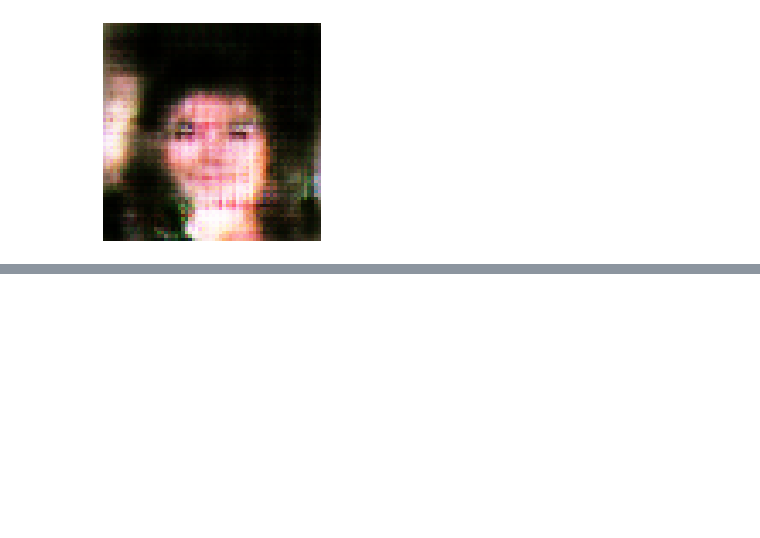
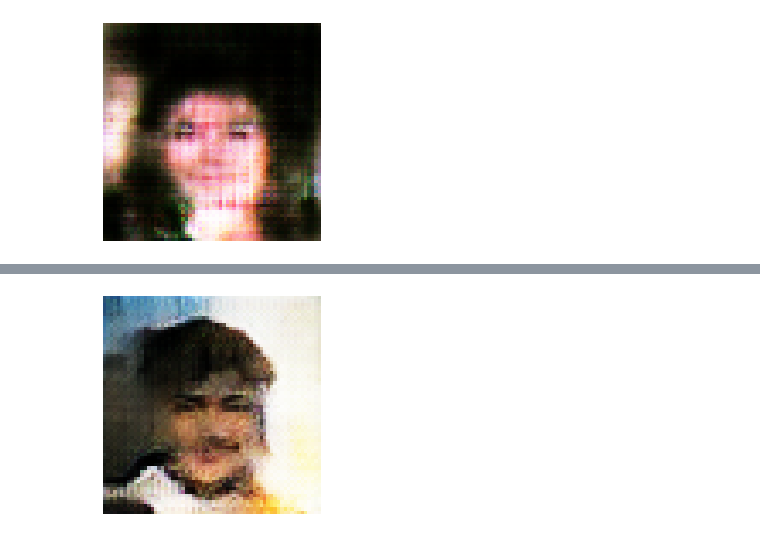
Before and after one commit to luongtruong77/deep-learning-fake-faces-generator, a Jupyter notebook: notebooks/baseline-model.ipynb, the cells around one changed output, grey strips where cells are left out. Drawn from its saved outputs; the diff is of its cells as text; code cells hidden in the pictures; blank space fills up the shorter version.

```diff
--- a/notebooks/baseline-model.ipynb
+++ b/notebooks/baseline-model.ipynb
@@ -36,3 +36,5 @@ plt.show()
 #plt.savefig('gdrive/MyDrive/saved_files/sample_%d.png' % (2))
 # %% [output]
 [figure]
+# %%
+generator_10 = keras.models.load_model('../models/generator_10epochs.h5')
@@ -38,0 +43,11 @@ plt.show()
+# %%
+latent_dim = 128
+random_latent_vectors = tf.random.normal(shape=(10, latent_dim))
+generated_images = generator_10(random_latent_vectors)
+plt.figure(figsize=(4,4))
+plt.imshow(generated_images[0].numpy())
+plt.axis('off')
+plt.show()
+#plt.savefig('gdrive/MyDrive/saved_files/sample_%d.png' % (2))
+# %% [output]
+[figure, added]
```
Also changed, not shown: parts of 4 cells of this notebook, 2 other files.
